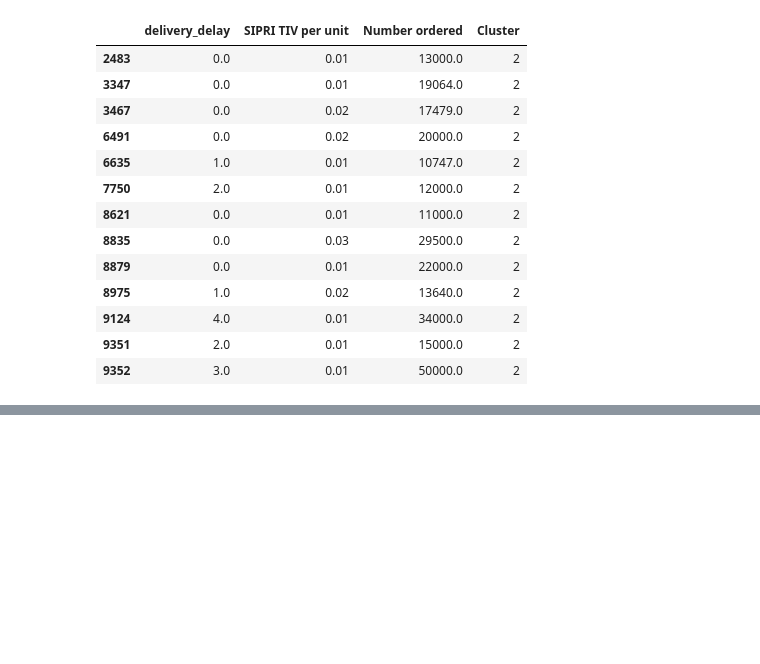
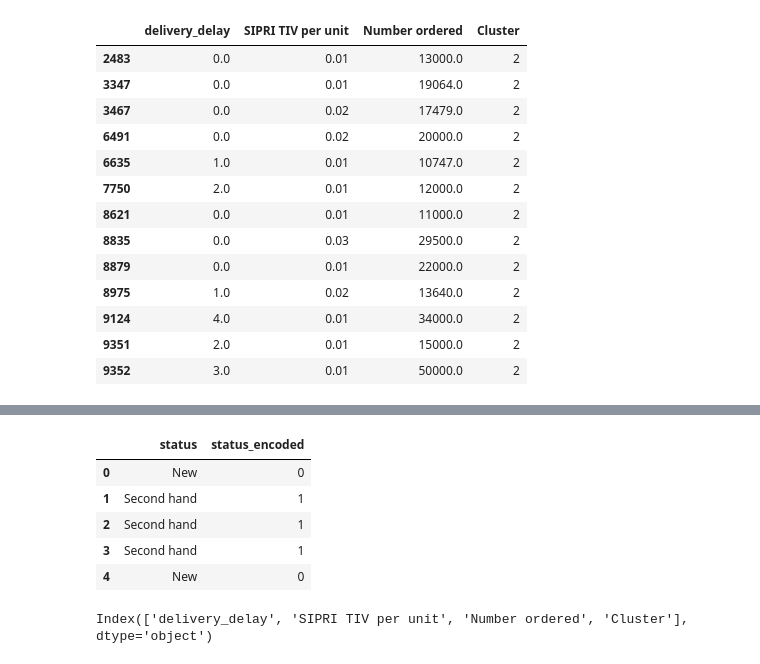
Before and after one commit to Requiessss/DATA-science-prj, a Jupyter notebook: Main_prj.ipynb, the cells around one changed output, grey strips where cells are left out. Cells and saved outputs as stored; diff of their text form; code cells hidden in the pictures; blank space fills up the shorter version.

```diff
--- a/Main_prj.ipynb
+++ b/Main_prj.ipynb
@@ -838,0 +852,24 @@ arms_df.loc[
+# %%
+
+status_map = {
+    "New": 0,
+    "Second hand": 1,
+    "Second hand but modernized": 2
+}
+
+arms_df["status_encoded"] = arms_df["status"].map(status_map)
+
+arms_df[
+    ["status", "status_encoded"]
+].head()
+# %% [output]
+|  | status | status_encoded |
+| 0 | New | 0 |
+| 1 | Second hand | 1 |
+| 2 | Second hand | 1 |
+| 3 | Second hand | 1 |
+| 4 | New | 0 |
+# %%
+print(features.columns)
+# %% [output]
+Index(['delivery_delay', 'SIPRI TIV per unit', 'Number ordered', 'Cluster'], dtype='object')
```
Also changed, not shown: parts of 12 cells of this notebook.
